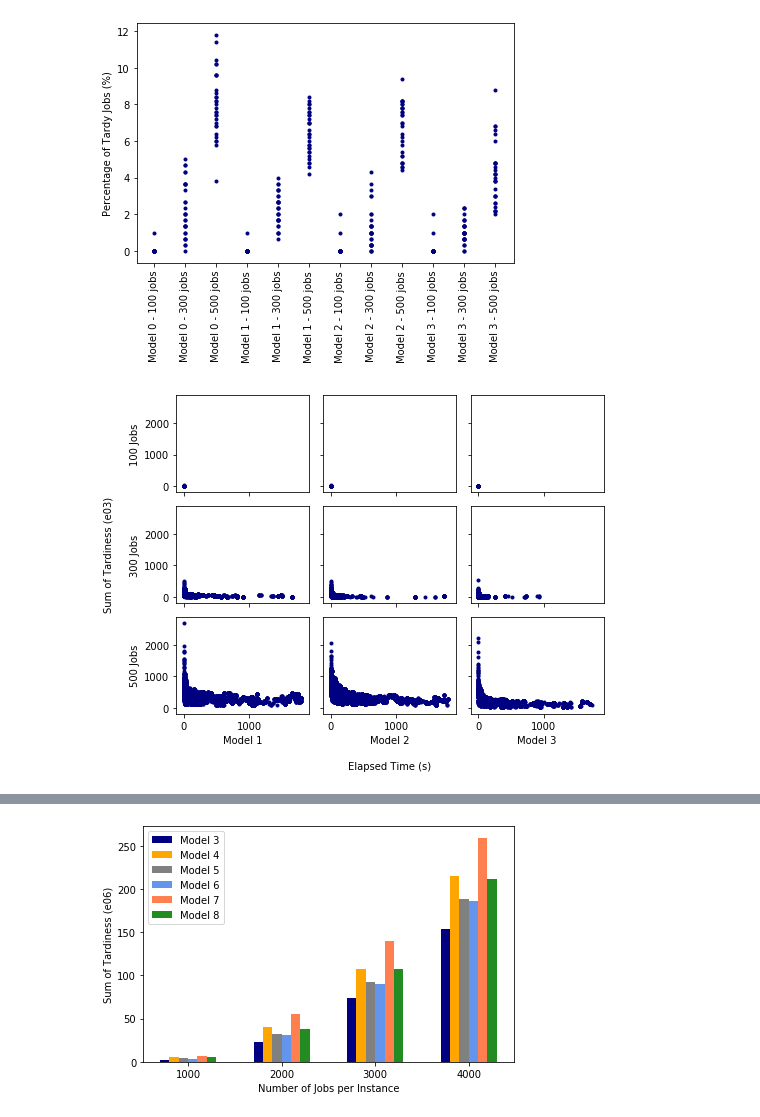
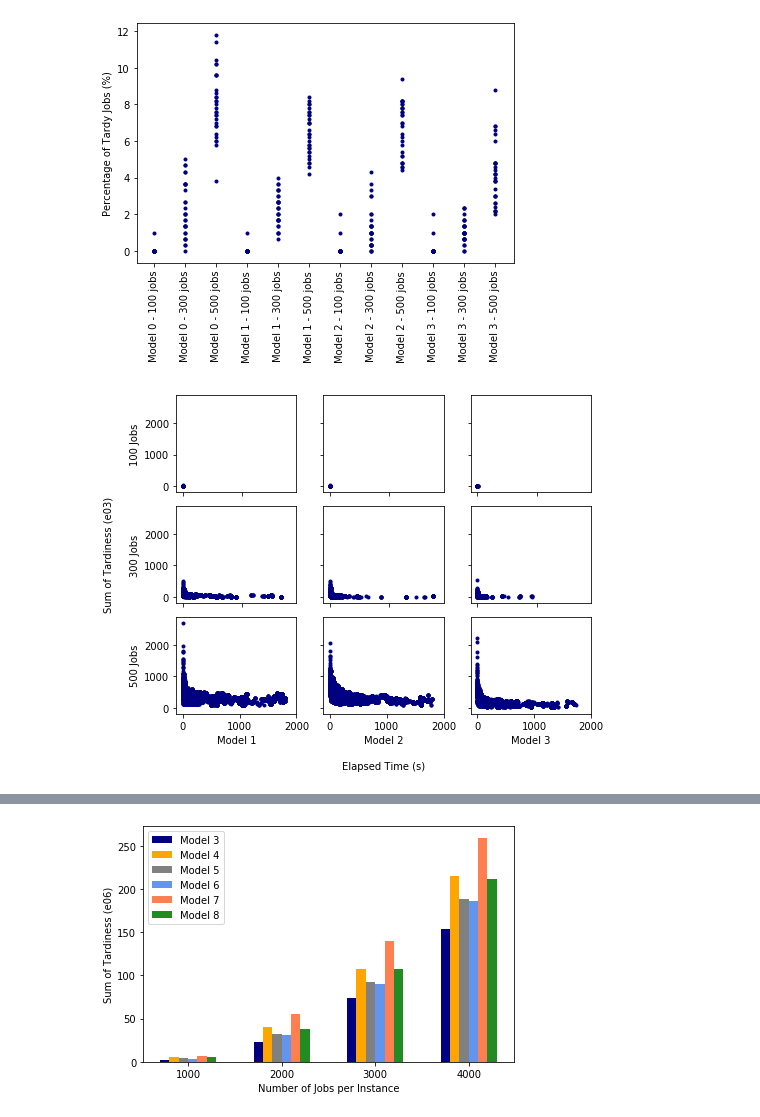
Before and after one commit to tangtan2/scheduling_composites_manufacturing, a Jupyter notebook: data/analytics/experiments_2/visualizations.ipynb, the cells around one changed output, grey strips where cells are left out. Cells and saved outputs as stored; diff of their text form; code cells hidden in the pictures.

Commit message:
updates to graphs and LBBD quality over time tracking

```diff
--- a/data/analytics/experiments_2/visualizations.ipynb
+++ b/data/analytics/experiments_2/visualizations.ipynb
@@ -311,24 +311,27 @@ plt.show()
 # %%
 # extract schedule quality over time pattern for CP sched for models 0 to 2 for chapter 2
 fig, ax = plt.subplots(3, 3, figsize=(8, 6), sharex=True, sharey=True)
 for model in range(1, 4):
     for k, key in enumerate(chap2_sum[model].keys()):
         for i in range(30):
             ax[k][model - 1].scatter(chap2_instances[model]['qual'][key][i]['time'],
                                      chap2_instances[model]['qual'][key][i]['quality'] / 1000,
                                      marker='.',
                                      color='navy')
 fig.add_subplot(111, frameon=False)
 plt.tick_params(labelcolor='none', top=False, bottom=False, left=False, right=False)
 ax[0][0].set_ylabel('100 Jobs')
 ax[1][0].set_ylabel('300 Jobs')
 ax[2][0].set_ylabel('500 Jobs')
 ax[2][0].set_xlabel('Model 1')
+ax[2][0].set_xticks([0, 1000, 2000])
 ax[2][1].set_xlabel('Model 2')
+ax[2][1].set_xticks([0, 1000, 2000])
 ax[2][2].set_xlabel('Model 3')
+ax[2][2].set_xticks([0, 1000, 2000])
 plt.xlabel('Elapsed Time (s)', labelpad=30)
 plt.ylabel('Sum of Tardiness (e03)', labelpad=40)
 fig.tight_layout()
 plt.show()
 # %% [output]
-[figure, old version]
+[figure, new version]
```
Also changed, not shown: parts of 3 cells of this notebook, 1 other file.
